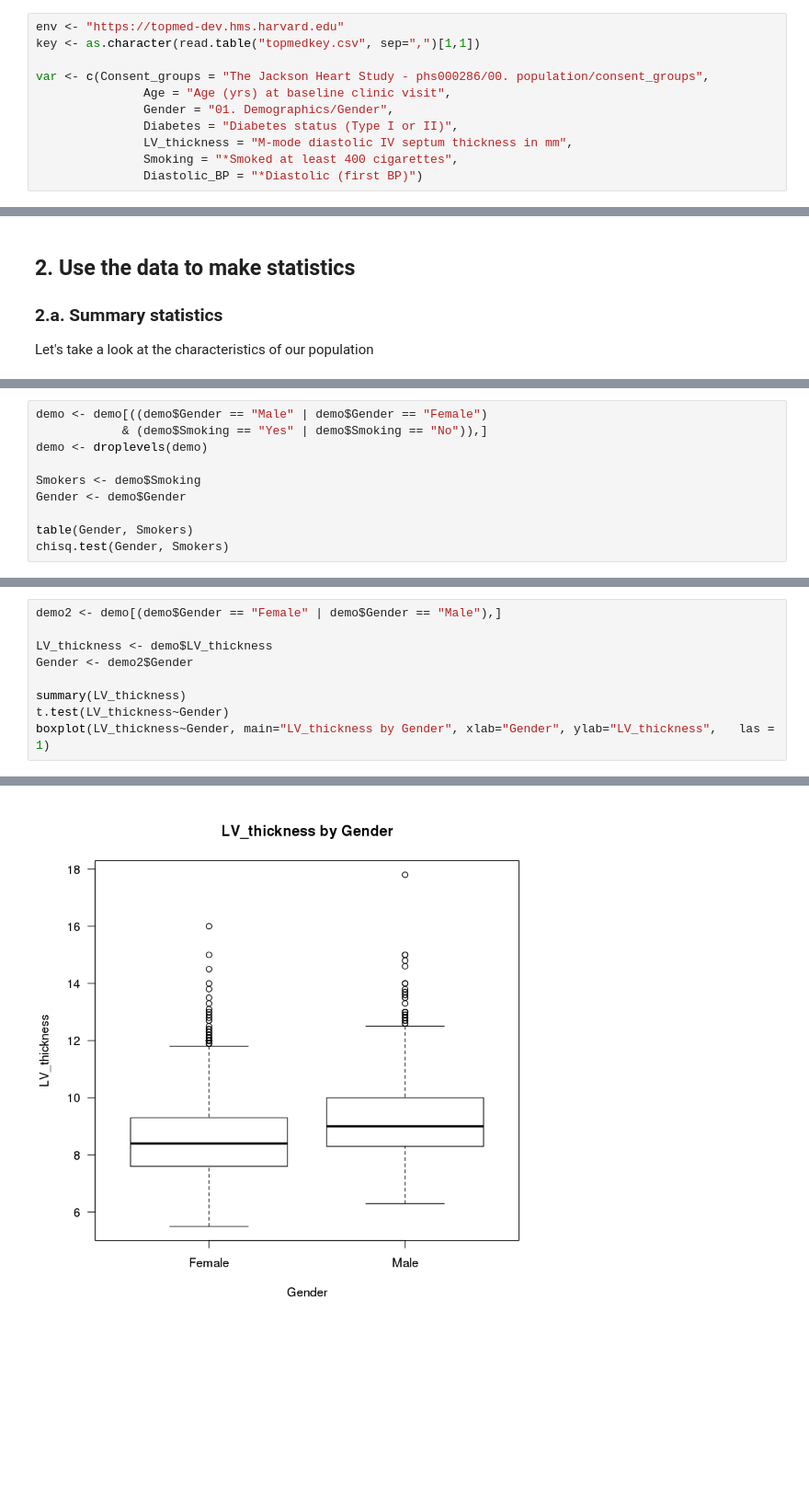
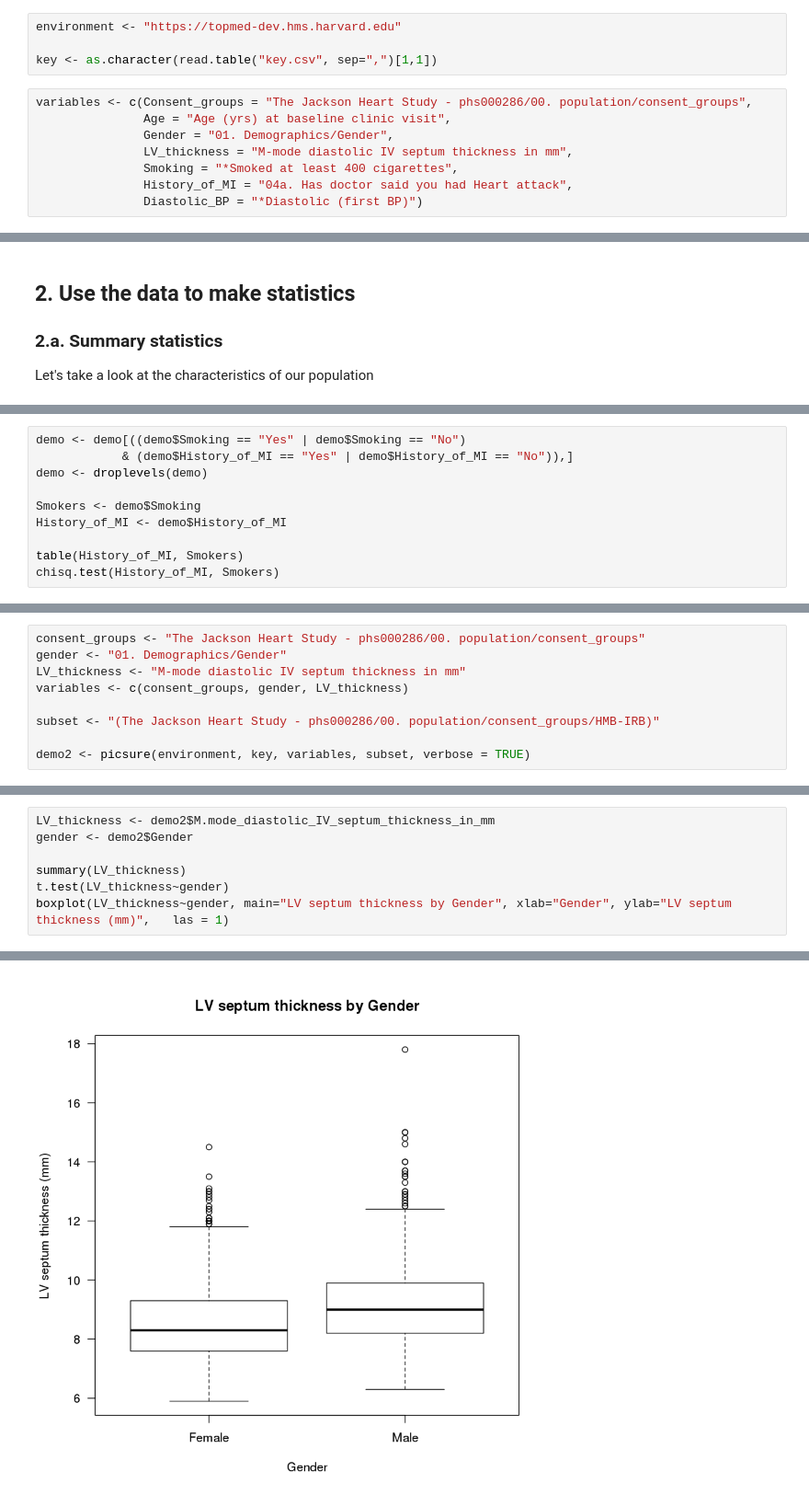
Before and after one commit to hms-dbmi/dcppc, a Jupyter notebook: Picsure_API/Use_Cases/Jackson_picsure.ipynb, the cells around one changed output, grey strips where cells are left out. Shown: that part at 92% size. Saved outputs shown, nothing was run; the diff lists cells and outputs as text; blank space fills up the shorter version.

```diff
--- a/Picsure_API/Use_Cases/Jackson_picsure.ipynb
+++ b/Picsure_API/Use_Cases/Jackson_picsure.ipynb
@@ -52,16 +30,17 @@ Making 'packages.html' ... done
 `key`: To authenticate with PIC-SURE put your key or token in an otherwise empty text file in your JupyterNotebook's top level folder. The key will be read from there so the key does not get seen by anyone except you.
 
 `variables`: A vector with the variables of interest. You can put a variable, or a path, as you want. You can also use the * key if you want to use a wild card. If an argument corresponds to a node, it will return all the variables below the node
+# %%
+environment <- "https://topmed-dev.hms.harvard.edu"
+
+key <- as.character(read.table("key.csv", sep=",")[1,1])
 # %%
-env <- "https://topmed-dev.hms.harvard.edu"
-key <- as.character(read.table("topmedkey.csv", sep=",")[1,1])
-
-var <- c(Consent_groups = "The Jackson Heart Study - phs000286/00. population/consent_groups",
+variables <- c(Consent_groups = "The Jackson Heart Study - phs000286/00. population/consent_groups",
                Age = "Age (yrs) at baseline clinic visit",
                Gender = "01. Demographics/Gender",
-               Diabetes = "Diabetes status (Type I or II)",
                LV_thickness = "M-mode diastolic IV septum thickness in mm",
                Smoking = "*Smoked at least 400 cigarettes",
+               History_of_MI = "04a. Has doctor said you had Heart attack",
                Diastolic_BP = "*Diastolic (first BP)")
 # %% [markdown]
 With the function `picsure`, we build our query, and get the results back from the API. The output is a dataset with the variables of interests. By default, it will return all the patients that have at least one value for a variable.
@@ -168,11 +154,11 @@ curve(dnorm(x, mean=m, sd=std), col="wheat4", lwd=3, add=TRUE, yaxt="n")
 # %%
-demo <- demo[((demo$Gender == "Male" | demo$Gender == "Female")
-            & (demo$Smoking == "Yes" | demo$Smoking == "No")),]
+demo <- demo[((demo$Smoking == "Yes" | demo$Smoking == "No")
+            & (demo$History_of_MI == "Yes" | demo$History_of_MI == "No")),]
 demo <- droplevels(demo)
 
 Smokers <- demo$Smoking
-Gender <- demo$Gender
+History_of_MI <- demo$History_of_MI
 
-table(Gender, Smokers)
-chisq.test(Gender, Smokers)
+table(History_of_MI, Smokers)
+chisq.test(History_of_MI, Smokers)
 # %% [output]
@@ -186,0 +179,9 @@ X-squared = 122.24, df = 1, p-value < 2.2e-16
+# %%
+consent_groups <- "The Jackson Heart Study - phs000286/00. population/consent_groups"
+gender <- "01. Demographics/Gender"
+LV_thickness <- "M-mode diastolic IV septum thickness in mm"
+variables <- c(consent_groups, gender, LV_thickness)
+
+subset <- "(The Jackson Heart Study - phs000286/00. population/consent_groups/HMB-IRB)"
+
+demo2 <- picsure(environment, key, variables, subset, verbose = TRUE)
@@ -190,11 +209,9 @@ We can now run a t-test in order to compare the Septal thickness diastole betwee
 # %%
-demo2 <- demo[(demo$Gender == "Female" | demo$Gender == "Male"),]
-
-LV_thickness <- demo$LV_thickness
-Gender <- demo2$Gender
+LV_thickness <- demo2$M.mode_diastolic_IV_septum_thickness_in_mm
+gender <- demo2$Gender
 
 summary(LV_thickness)
-t.test(LV_thickness~Gender)
-boxplot(LV_thickness~Gender, main="LV_thickness by Gender", xlab="Gender", ylab="LV_thickness",   las = 1)
+t.test(LV_thickness~gender)
+boxplot(LV_thickness~gender, main="LV septum thickness by Gender", xlab="Gender", ylab="LV septum thickness (mm)",   las = 1)
 # %% [output]
    Min. 1st Qu.  Median    Mean 3rd Qu.    Max.    NA's
@@ -212 +229 @@ mean in group Female   mean in group Male
-[figure, old version]
+[figure, new version]
```
Also changed, not shown: parts of 19 cells of this notebook.
